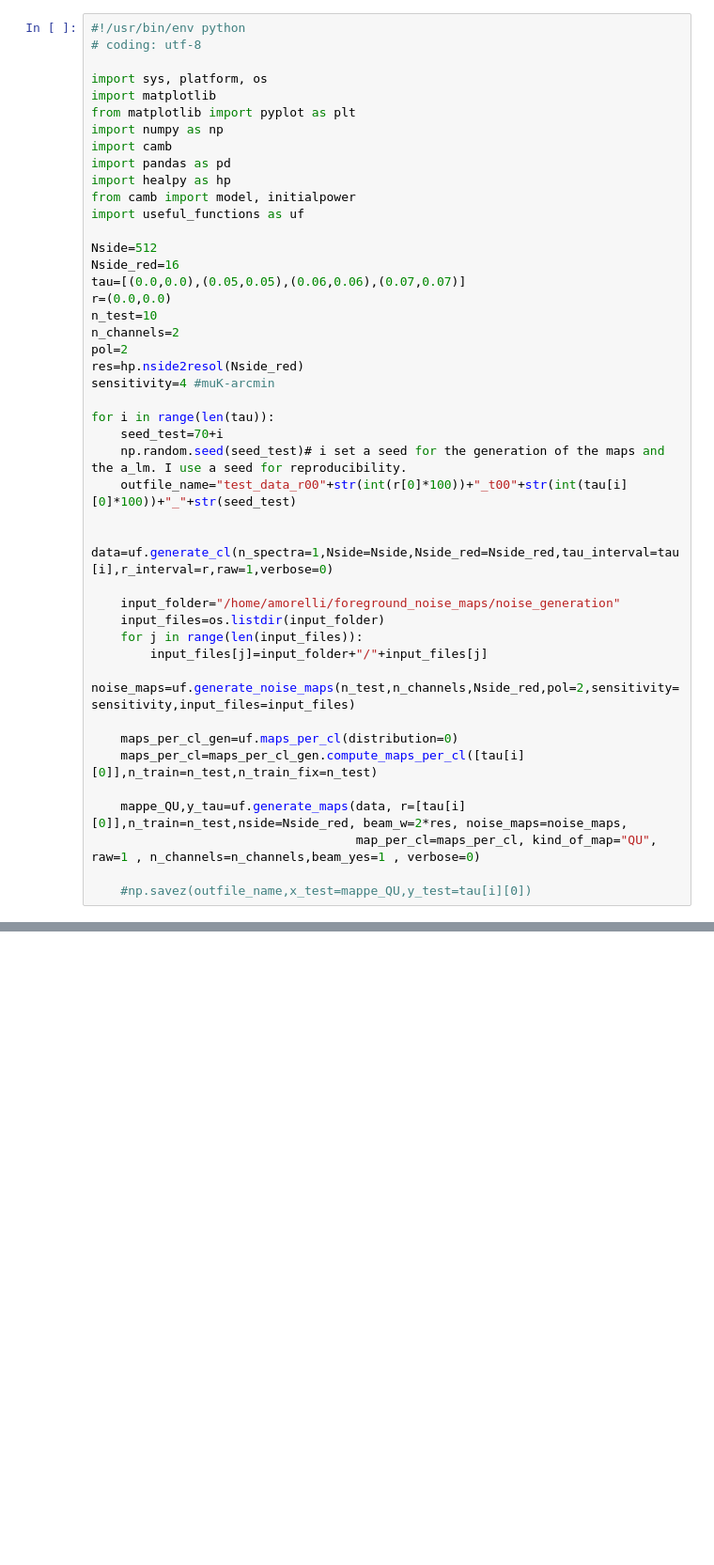
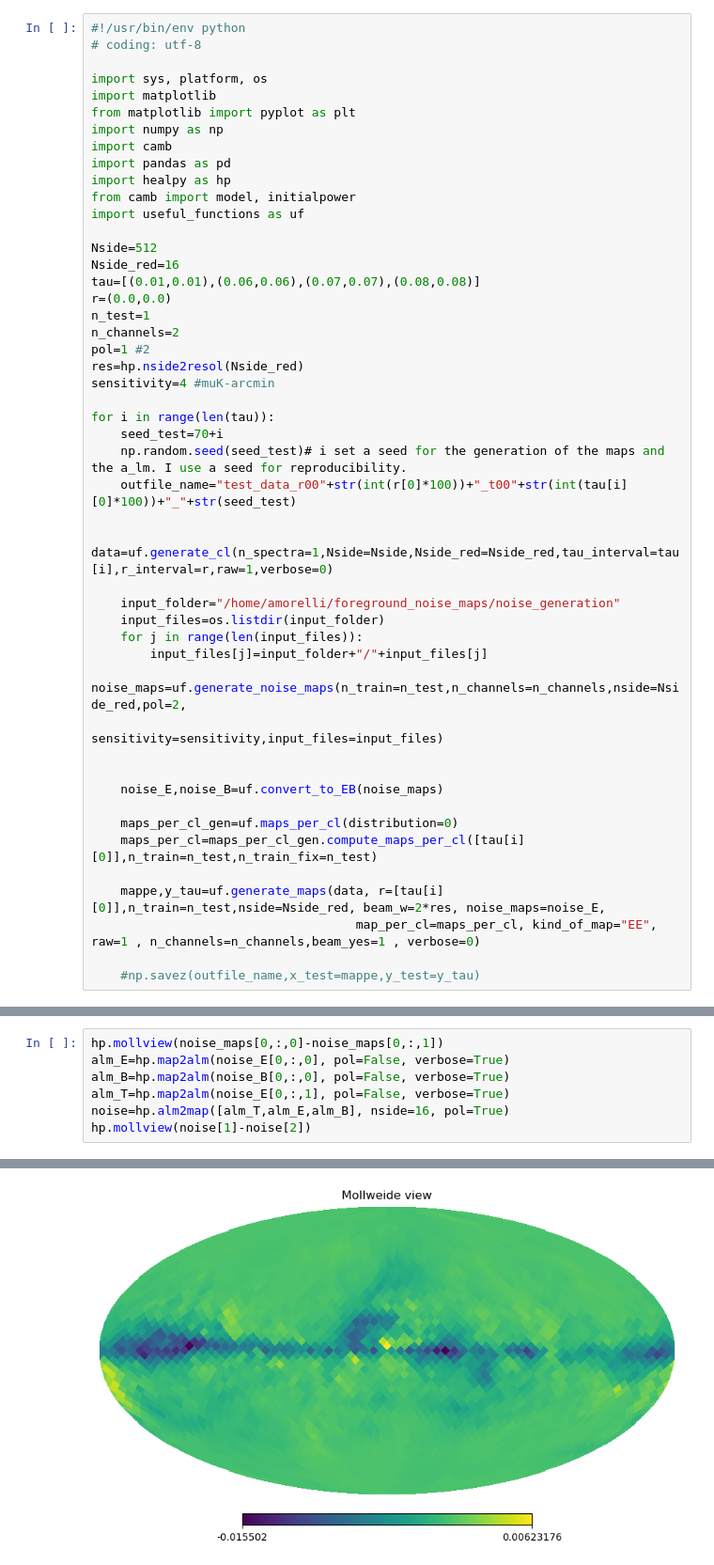
Before and after one commit to gitMorelli/estimating_r, a Jupyter notebook: test.ipynb, the cells around one changed output, grey strips where cells are left out. Shown at 94% size. Cells and saved outputs as stored; diff of their text form; blank space fills up the shorter version.

Commit message:
code to convert QU foreground noise maps to EB

```diff
--- a/test.ipynb
+++ b/test.ipynb
@@ -14,11 +14,11 @@ import useful_functions as uf
 
 Nside=512
 Nside_red=16
-tau=[(0.0,0.0),(0.05,0.05),(0.06,0.06),(0.07,0.07)]
+tau=[(0.01,0.01),(0.06,0.06),(0.07,0.07),(0.08,0.08)]
 r=(0.0,0.0)
-n_test=10
+n_test=1
 n_channels=2
-pol=2
+pol=1 #2
 res=hp.nside2resol(Nside_red)
 sensitivity=4 #muK-arcmin
 
@@ -33,12 +33,16 @@ for i in range(len(tau)):
     input_files=os.listdir(input_folder)
     for j in range(len(input_files)):
         input_files[j]=input_folder+"/"+input_files[j]
-    noise_maps=uf.generate_noise_maps(n_test,n_channels,Nside_red,pol=2,sensitivity=sensitivity,input_files=input_files)
+    noise_maps=uf.generate_noise_maps(n_train=n_test,n_channels=n_channels,nside=Nside_red,pol=2,
+                                              sensitivity=sensitivity,input_files=input_files)
+
+
+    noise_E,noise_B=uf.convert_to_EB(noise_maps)
 
     maps_per_cl_gen=uf.maps_per_cl(distribution=0)
     maps_per_cl=maps_per_cl_gen.compute_maps_per_cl([tau[i][0]],n_train=n_test,n_train_fix=n_test)
 
-    mappe_QU,y_tau=uf.generate_maps(data, r=[tau[i][0]],n_train=n_test,nside=Nside_red, beam_w=2*res, noise_maps=noise_maps,
-                                    map_per_cl=maps_per_cl, kind_of_map="QU", raw=1 , n_channels=n_channels,beam_yes=1 , verbose=0)
+    mappe,y_tau=uf.generate_maps(data, r=[tau[i][0]],n_train=n_test,nside=Nside_red, beam_w=2*res, noise_maps=noise_E,
+                                    map_per_cl=maps_per_cl, kind_of_map="EE", raw=1 , n_channels=n_channels,beam_yes=1 , verbose=0)
 
-    #np.savez(outfile_name,x_test=mappe_QU,y_test=tau[i][0])
+    #np.savez(outfile_name,x_test=mappe,y_test=y_tau)
@@ -44,0 +53,8 @@ for i in range(len(tau)):
+# %%
+hp.mollview(noise_maps[0,:,0]-noise_maps[0,:,1])
+alm_E=hp.map2alm(noise_E[0,:,0], pol=False, verbose=True)
+alm_B=hp.map2alm(noise_B[0,:,0], pol=False, verbose=True)
+alm_T=hp.map2alm(noise_E[0,:,1], pol=False, verbose=True)
+noise=hp.alm2map([alm_T,alm_E,alm_B], nside=16, pol=True)
+hp.mollview(noise[1]-noise[2])
+# %% [output]
@@ -44,0 +64 @@ for i in range(len(tau)):
+[figure, added]
```
Also changed, not shown: parts of 2 cells of this notebook, 3 other files.
